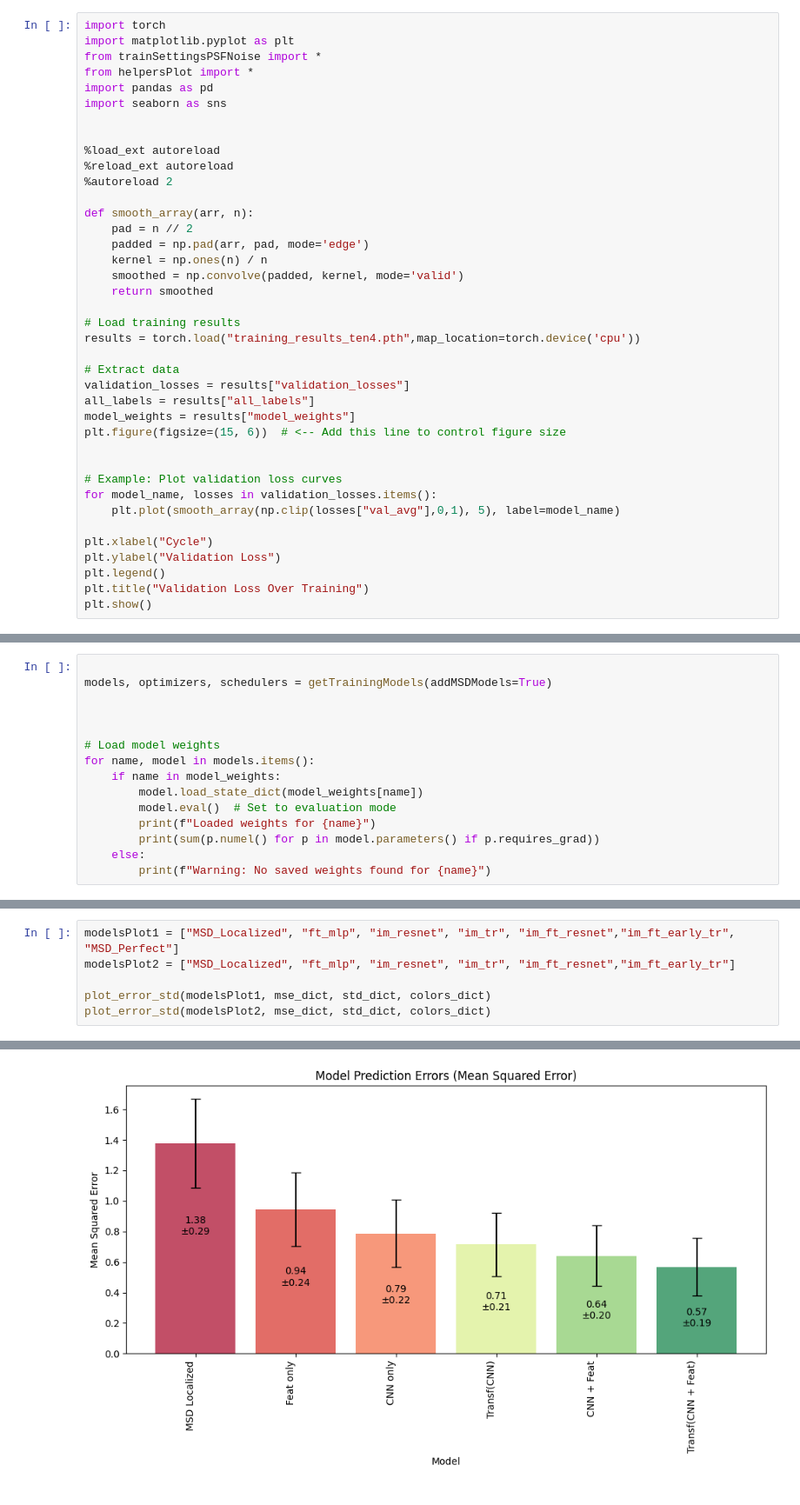
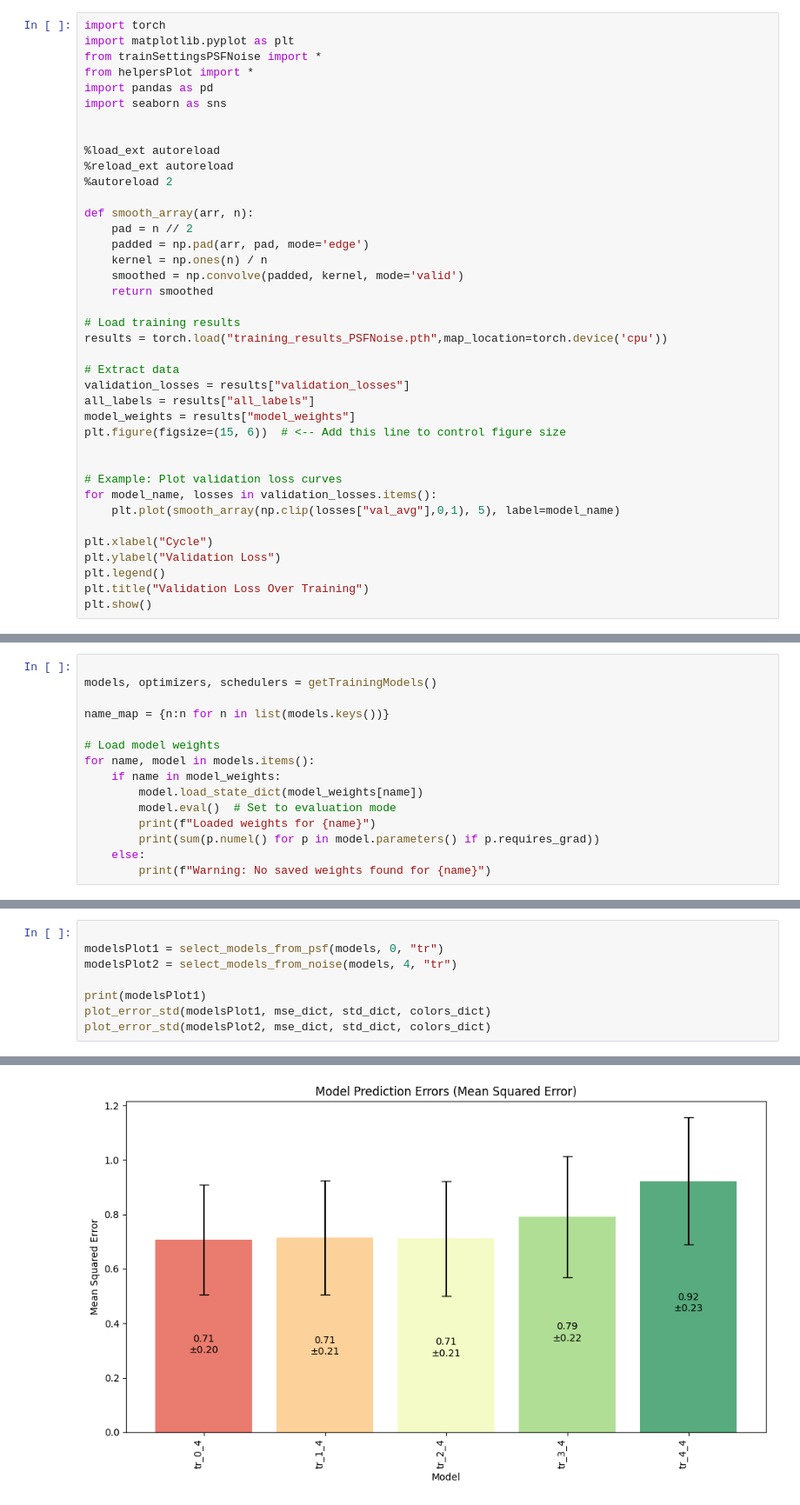
Before and after one commit to Biomedical-Imaging-Group/MolecularDiffusion_MiViT, a Jupyter notebook: train_resultsPSFNoise.ipynb, the cells around one changed output, grey strips where cells are left out. Shown at 87% size. Cells and saved outputs as stored; diff of their text form.

```diff
--- a/train_resultsPSFNoise.ipynb
+++ b/train_resultsPSFNoise.ipynb
@@ -19,7 +19,7 @@ def smooth_array(arr, n):
     return smoothed
 
 # Load training results
-results = torch.load("training_results_ten4.pth",map_location=torch.device('cpu'))
+results = torch.load("training_results_PSFNoise.pth",map_location=torch.device('cpu'))
 
 # Extract data
 validation_losses = results["validation_losses"]
@@ -188,8 +185,8 @@ if __name__ == "__main__":
 # %%
 
-models, optimizers, schedulers = getTrainingModels(addMSDModels=True)
+models, optimizers, schedulers = getTrainingModels()
 
-
+name_map = {n:n for n in list(models.keys())}
 
 # Load model weights
 for name, model in models.items():
@@ -675,7 +552,9 @@ The autoreload extension is already loaded. To reload it, use:
 # %%
-modelsPlot1 = ["MSD_Localized", "ft_mlp", "im_resnet", "im_tr", "im_ft_resnet","im_ft_early_tr", "MSD_Perfect"]
-modelsPlot2 = ["MSD_Localized", "ft_mlp", "im_resnet", "im_tr", "im_ft_resnet","im_ft_early_tr"]
 
+modelsPlot1 = select_models_from_psf(models, 0, "tr")
+modelsPlot2 = select_models_from_noise(models, 4, "tr")
+
+print(modelsPlot1)
 plot_error_std(modelsPlot1, mse_dict, std_dict, colors_dict)
 plot_error_std(modelsPlot2, mse_dict, std_dict, colors_dict)
 # %% [output]
@@ -683 +563 @@ plot_error_std(modelsPlot2, mse_dict, std_dict, colors_dict)
-[figure, old version]
+[figure, new version]
```
Also changed, not shown: parts of 16 cells of this notebook, 4 other files.
